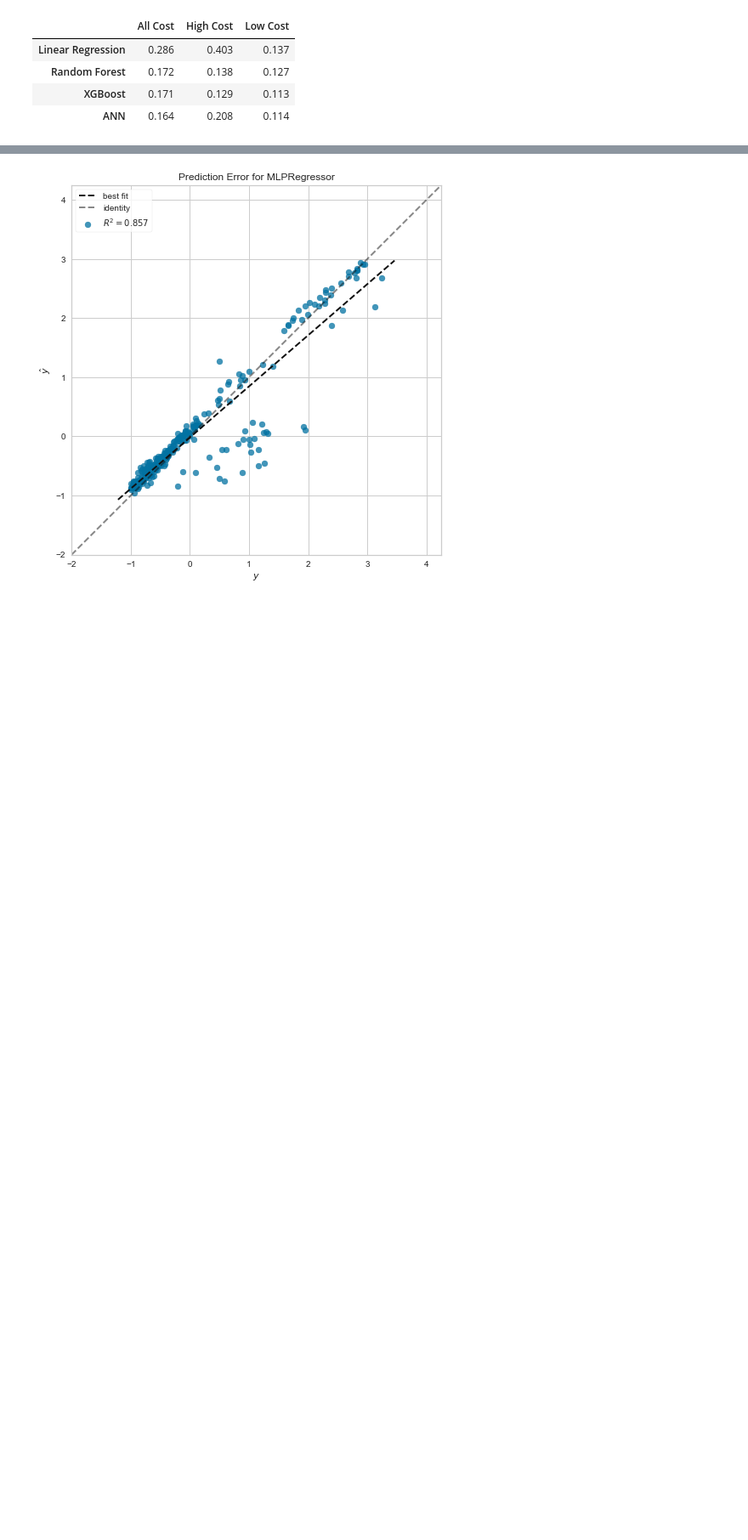
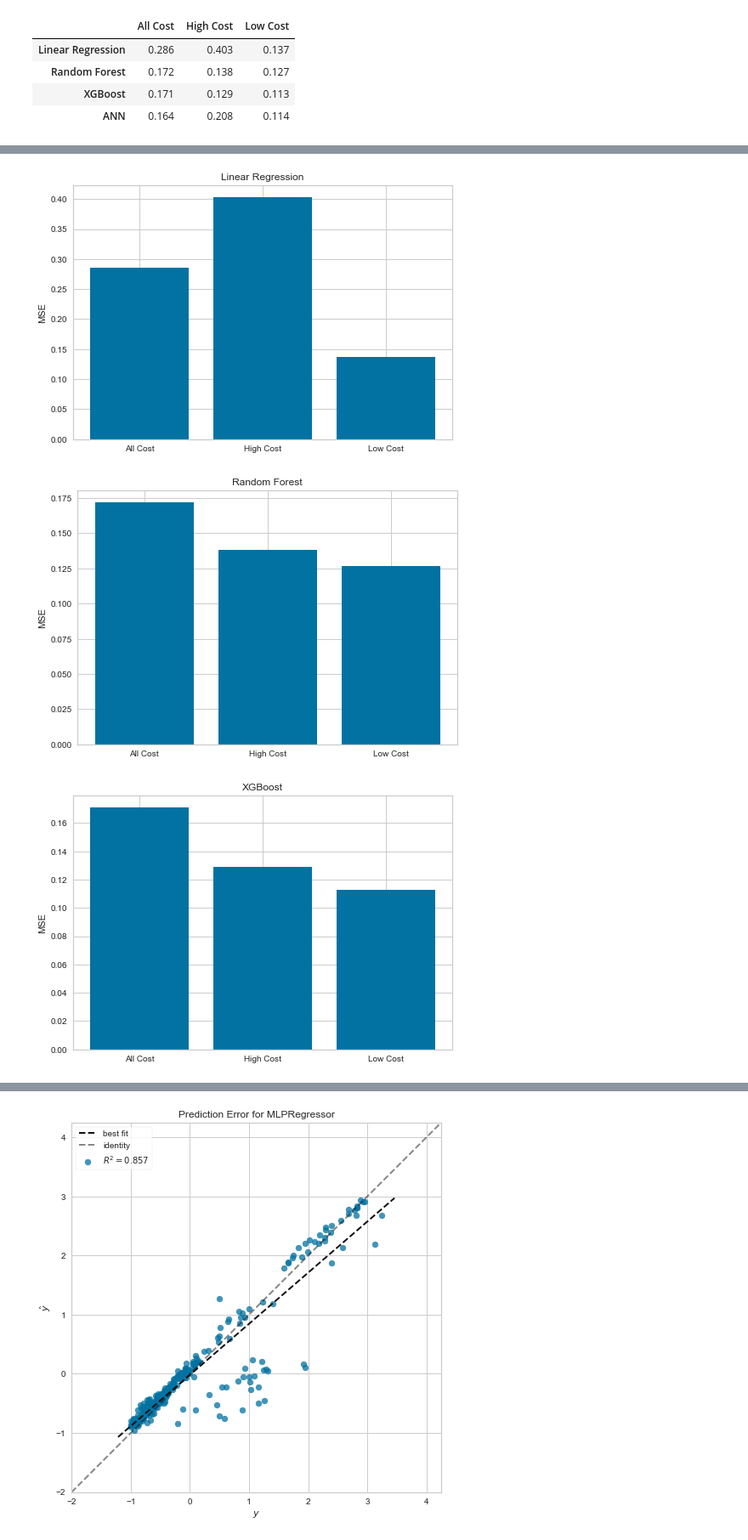
Before and after one commit to mjbernet3/insurance_prediction, a Jupyter notebook: models/supervised/results.ipynb, the cells around one changed output, grey strips where cells are left out. Shown at 85% size. Cells and saved outputs as stored; diff of their text form; code cells hidden in the pictures; blank space fills up the shorter version.

```diff
--- a/models/supervised/results.ipynb
+++ b/models/supervised/results.ipynb
@@ -36,0 +56,18 @@ mseTable.head()
+# %%
+### MSE plots for each model ###
+
+labels = mseTable.columns.values
+models = mseTable.index.values
+
+for i in range(len(models)):
+    modelName = mseTable.iloc[i].name
+    mseValues = mseTable.iloc[i].values
+
+    plt.title(modelName)
+    plt.bar(labels, mseValues)
+    plt.ylabel("MSE")
+    plt.show()
+# %% [output]
+[figure, added]
+[figure, added]
+[figure, added]
```
Also changed, not shown: parts of 2 cells of this notebook.
